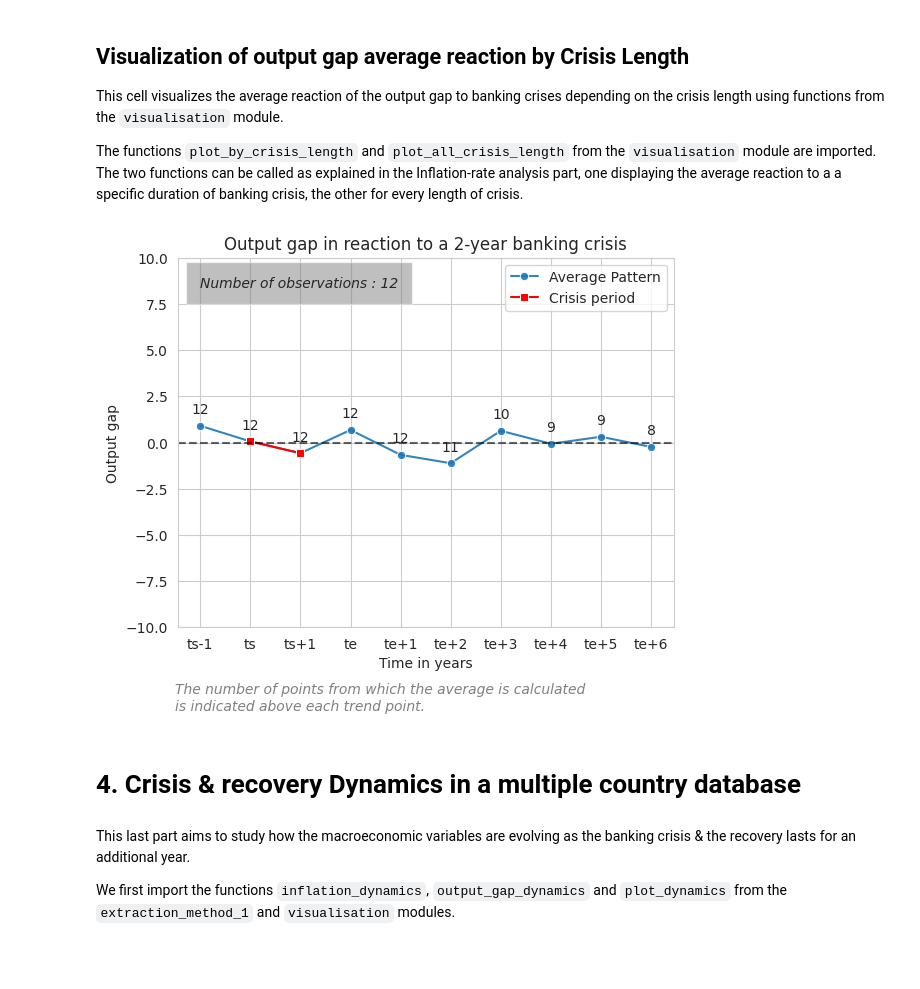
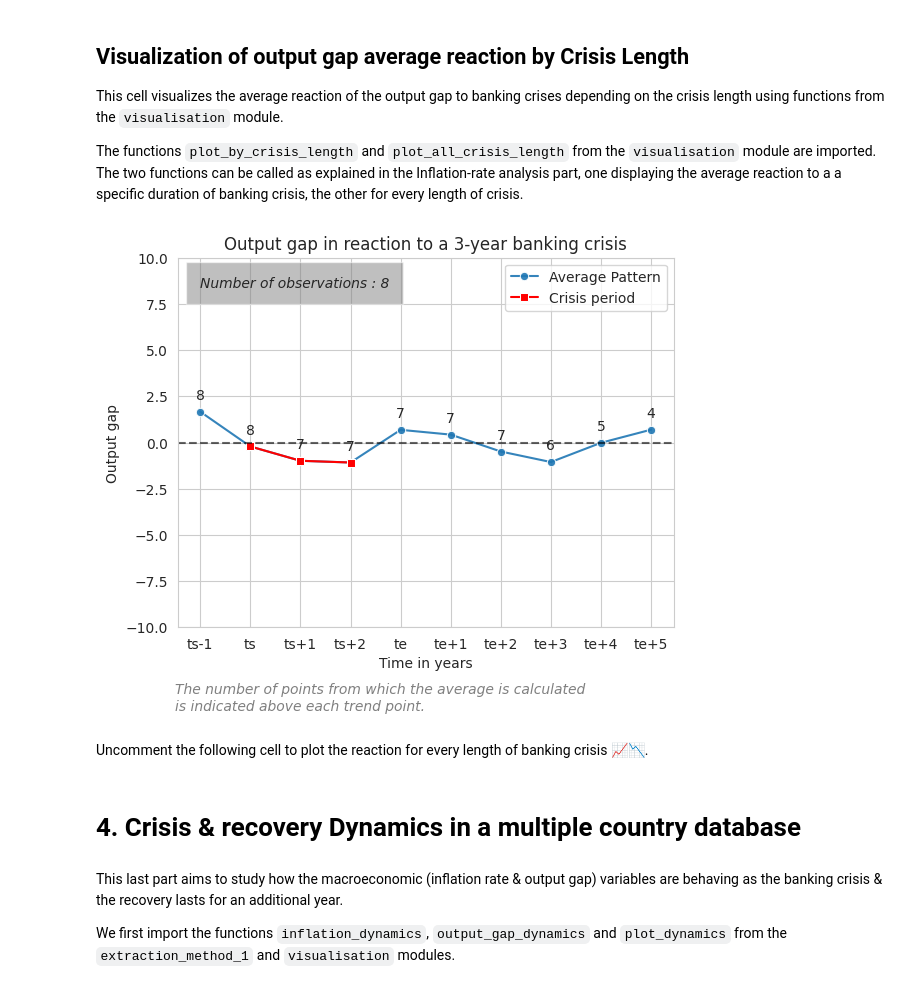
Before and after one commit to blengereau/Depression-and-recovery, a Jupyter notebook: code/notebook_method_1.ipynb, the cells around one changed output. Cells and saved outputs as stored; diff of their text form; code cells hidden in the pictures; blank space fills up the shorter version.

```diff
--- a/code/notebook_method_1.ipynb
+++ b/code/notebook_method_1.ipynb
@@ -213,9 +216,8 @@ The functions `plot_by_crisis_length` and `plot_all_crisis_length` from the `vis
 The two functions can be called as explained in the Inflation-rate analysis part, one displaying the average reaction to a a specific duration of banking crisis, the other for every length of crisis.
 # %%
 # Plot the average reaction of the output gap to a banking crisis of a particular length specified in the last argument of the following function
-plot_by_crisis_length(output_gap_series, crisis_duration_inner, frequency_table_inner, 'Output gap', 2)
-
-# Plot the average reaction of the output gap to banking crisis of all durations
-# plot_all_crisis_length(output_gap_series, crisis_duration_inner, frequency_table_inner, 'Output gap')
+plot_by_crisis_length(output_gap_series, crisis_duration_inner, frequency_table_inner, 'Output gap', 3)
 # %% [output]
-[figure, old version]
+[figure, new version]
+# %% [markdown]
+Uncomment the following cell to plot the reaction for every length of banking crisis 📈📉.
@@ -222,7 +227,7 @@ plot_by_crisis_length(output_gap_series, crisis_duration_inner, frequency_table_
 # %% [markdown]
 # 4. Crisis & recovery Dynamics in a multiple country database
 # %% [markdown]
-This last part aims to study how the macroeconomic variables are evolving as the banking crisis & the recovery lasts for an additional year.
+This last part aims to study how the macroeconomic (inflation rate & output gap) variables are behaving as the banking crisis & the recovery lasts for an additional year.
 
 We first import the functions `inflation_dynamics`, `output_gap_dynamics` and `plot_dynamics` from the `extraction_method_1` and `visualisation` modules.
 # %%
```
Also changed, not shown: parts of 7 cells of this notebook, 1 other file.
